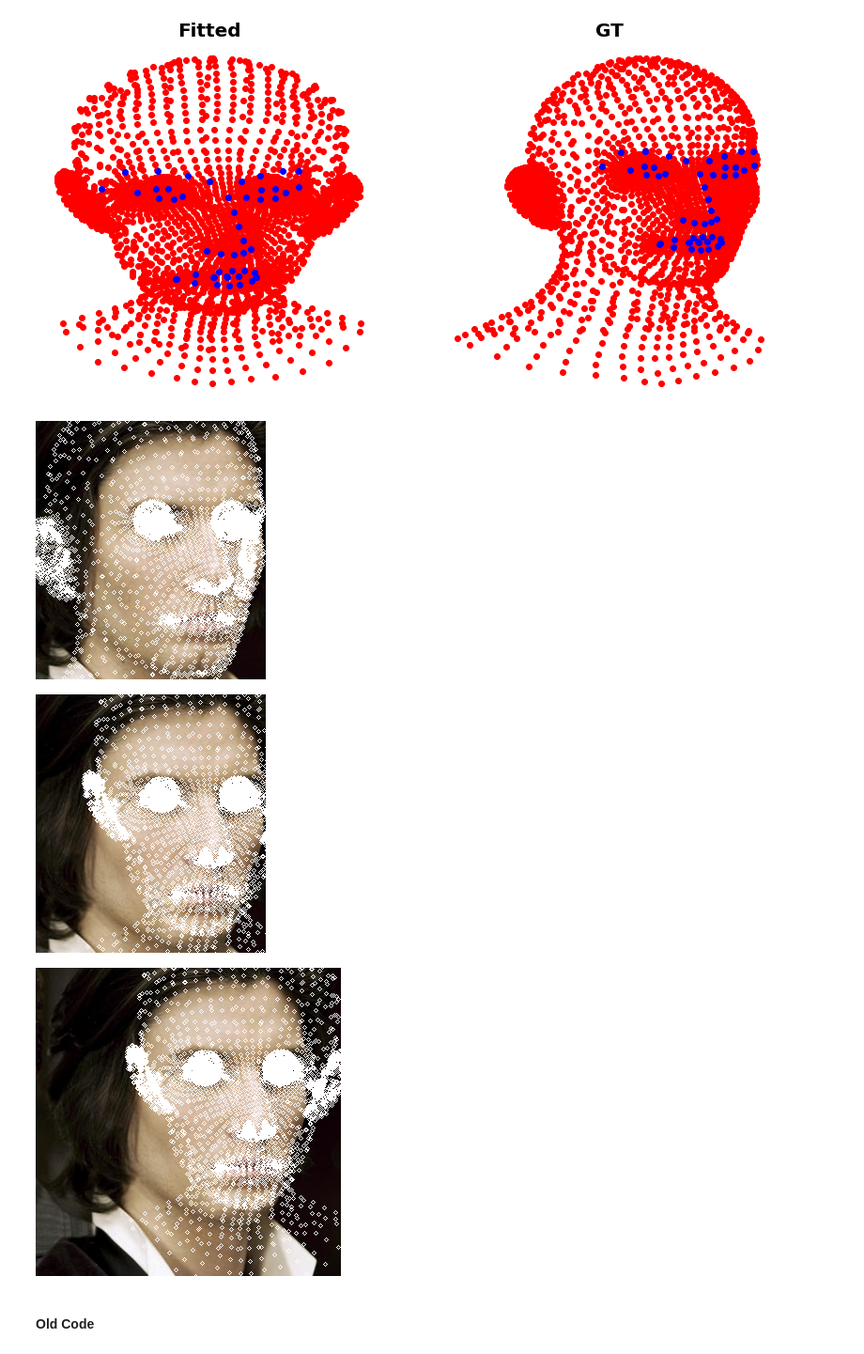
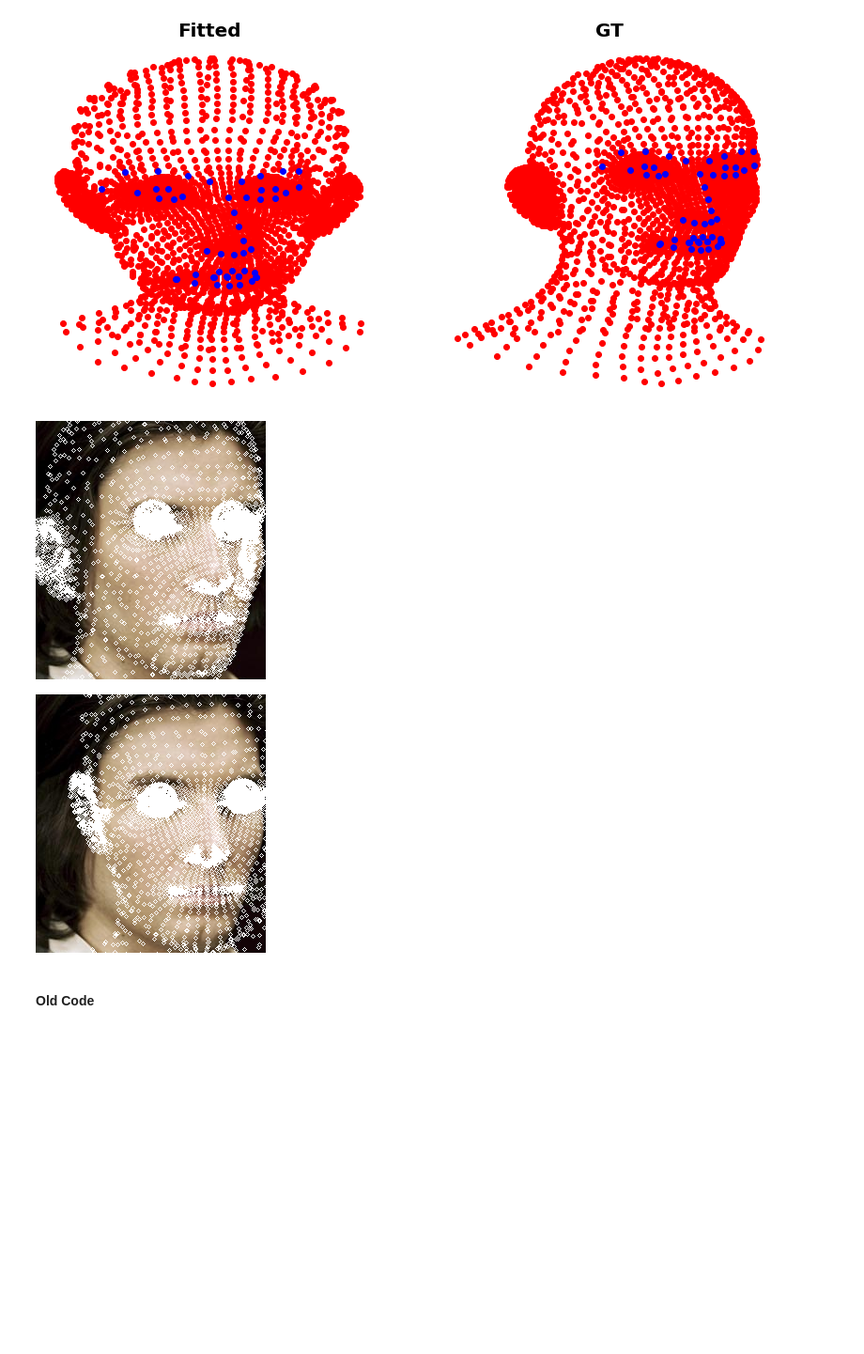
Before and after one commit to david1309/SynergyNet_bonseyes, a Jupyter notebook: scratchpad.ipynb, the cells around one changed output. Shown: that part at 94% size. Cells and saved outputs as stored; diff of their text form; code cells hidden in the pictures; blank space fills up the shorter version.

Commit message:
Flae fitting update: flame fit to scan

```diff
--- a/scratchpad.ipynb
+++ b/scratchpad.ipynb
@@ -87,7 +88,7 @@ len(data_json)
 '/root/datasets/DAD-3DHeadsDataset/train'
 37840
 # %%
-i = 26  # 7, 8
+i = 26*1  # 7, 8
 item = data_json[i]
 
 # Item attributes
@@ -143,0 +122,3 @@ creating the FLAME Decoder
+# %%
+flame_base_path = "./flame_utils/FLAME_PyTorch_bonseyes"
+flamelayer = get_flamelayer(flame_base_path=flame_base_path)
@@ -214,21 +186,25 @@ array([[131.79274 , 103.66503 ,  28.116657],
 import sys
 sys.path.append("./flame_utils/flame_fitting_bonseyes")
 from flame_utils.flame_fitting_bonseyes.fit_lmk3d import fit_flame_to_lms
+from flame_utils.flame_fitting_bonseyes.fit_scan import fit_flame_to_scan
 
 # lms_for_fit = lms_sample
 # lmk_unit = "m"
 
-# lms_for_fit = lms_crop
+lms_for_fit = lms_crop[17:].copy()
+lmk_unit = "na"
+vert_for_fit = vertices_crop.copy()
+
+# lms_for_fit = lms_proj[17:].copy()
 # lmk_unit = "na"
-
-lms_for_fit = lms_proj
-lmk_unit = "na"
+# vert_for_fit = vertices_proj.copy()
 
 shape_num = 300  # 100
 expr_num = 100  # 50
-maxiter = 2000
+maxiter = 5000
 model_path = os.path.join(flame_base_path, "model/generic_model.pkl")
 lmk_emb_path = os.path.join(flame_base_path, "model/flame_static_embedding.pkl")
+
 mesh_v, mesh_f, params, scale_factor = fit_flame_to_lms(
                             lms_for_fit,
                             lmk_unit=lmk_unit,
@@ -239,11 +215,26 @@ mesh_v, mesh_f, params, scale_factor = fit_flame_to_lms(
                             lmk_emb_path=lmk_emb_path,
                         )
 
-params.keys()
+# mesh_v, mesh_f, params, scale_factor = fit_flame_to_scan(
+#                             vert_for_fit,
+#                             lms_for_fit,
+#                             lmk_unit=lmk_unit,
+#                             shape_num=shape_num,
+#                             expr_num=expr_num,
+#                             maxiter=maxiter,
+#                             model_path=model_path,
+#                             lmk_emb_path=lmk_emb_path,
+#                         )
+
+# Post procesing
 trans, pose = params["trans"], params["pose"]
 shape, expr = params["shape"], params["expr"]
 scale_factor_inv = 1 / scale_factor
 mesh_v_scaled = scale_factor_inv * mesh_v
+lms_for_fit_scaled = scale_factor_inv * lms_for_fit
+
+print("Vertices Error:")
+(np.sum( np.abs(vert_for_fit - mesh_v_scaled) ) ) / vert_for_fit.shape[0]
 # %% [output]
 No scale specified - computing approximate scale based on the landmarks
 Scale factor (unit='na'): -0.000709
@@ -289,21 +283,21 @@ Text(0.5, 1.0, 'GT')
 # %%
 # Plot
 img_plot = img_crop
 img_vertices = vertices_crop
 plot_mesh_on_image(img_plot, img_vertices)
 
 
 img_plot = img_crop
-img_vertices = mesh_v_scaled_crop
+# img_vertices = mesh_v_scaled_crop
+img_vertices = mesh_v_scaled
 plot_mesh_on_image(img_plot, img_vertices)
 
-img_plot = img_arr
-img_vertices = mesh_v_scaled_proj
-plot_mesh_on_image(img_plot, img_vertices)
+# img_plot = img_arr
+# img_vertices = mesh_v_scaled_proj
+# plot_mesh_on_image(img_plot, img_vertices)
 # %% [output]
 [figure]
-[figure, old version]
+[figure, new version]
-[figure, removed]
 # %% [markdown]
 #### Old Code
 # %%
```
Also changed, not shown: parts of 11 cells of this notebook.
